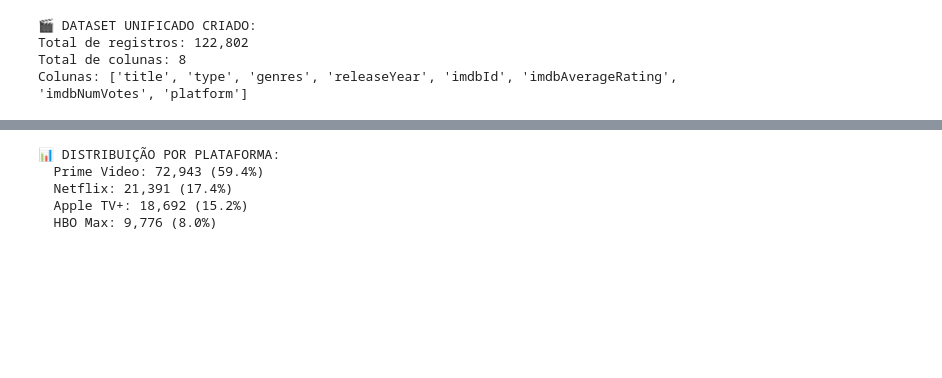
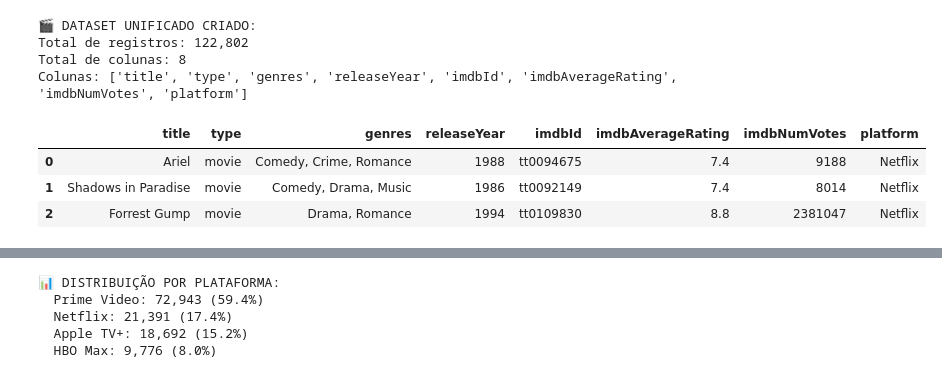
Before and after one commit to nise1301/Streamings_Analysis, a Jupyter notebook: Apresentação/um_notebook_para_todos_governar.ipynb, the cells around one changed output, grey strips where cells are left out. Drawn from its saved outputs; the diff is of its cells as text; code cells hidden in the pictures; blank space fills up the shorter version.

```diff
--- a/Apresentação/um_notebook_para_todos_governar.ipynb
+++ b/Apresentação/um_notebook_para_todos_governar.ipynb
@@ -91,3 +201,10 @@ print(f"Colunas: {list(df_streaming.columns)}")
 Total de registros: 122,802
 Total de colunas: 8
 Colunas: ['title', 'type', 'genres', 'releaseYear', 'imdbId', 'imdbAverageRating', 'imdbNumVotes', 'platform']
+# %%
+df_streaming.head(3)
+# %% [output]
+|  | title | type | genres | releaseYear | imdbId | imdbAverageRating | imdbNumVotes | platform |
+| 0 | Ariel | movie | Comedy, Crime, Romance | 1988 | tt0094675 | 7.4 | 9188 | Netflix |
+| 1 | Shadows in Paradise | movie | Comedy, Drama, Music | 1986 | tt0092149 | 7.4 | 8014 | Netflix |
+| 2 | Forrest Gump | movie | Drama, Romance | 1994 | tt0109830 | 8.8 | 2381047 | Netflix |
```
Also changed, not shown: parts of 36 cells of this notebook, 2 other files.
